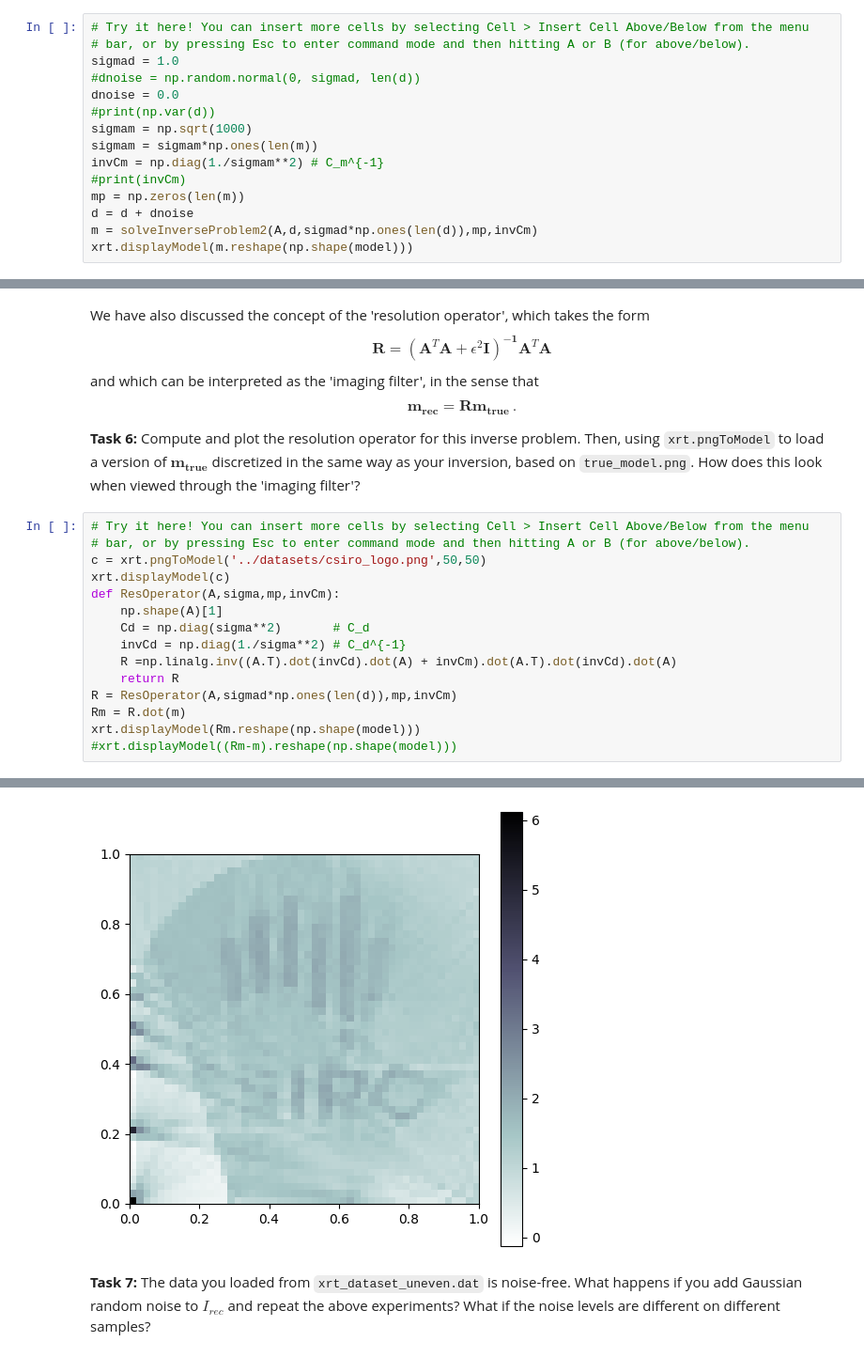
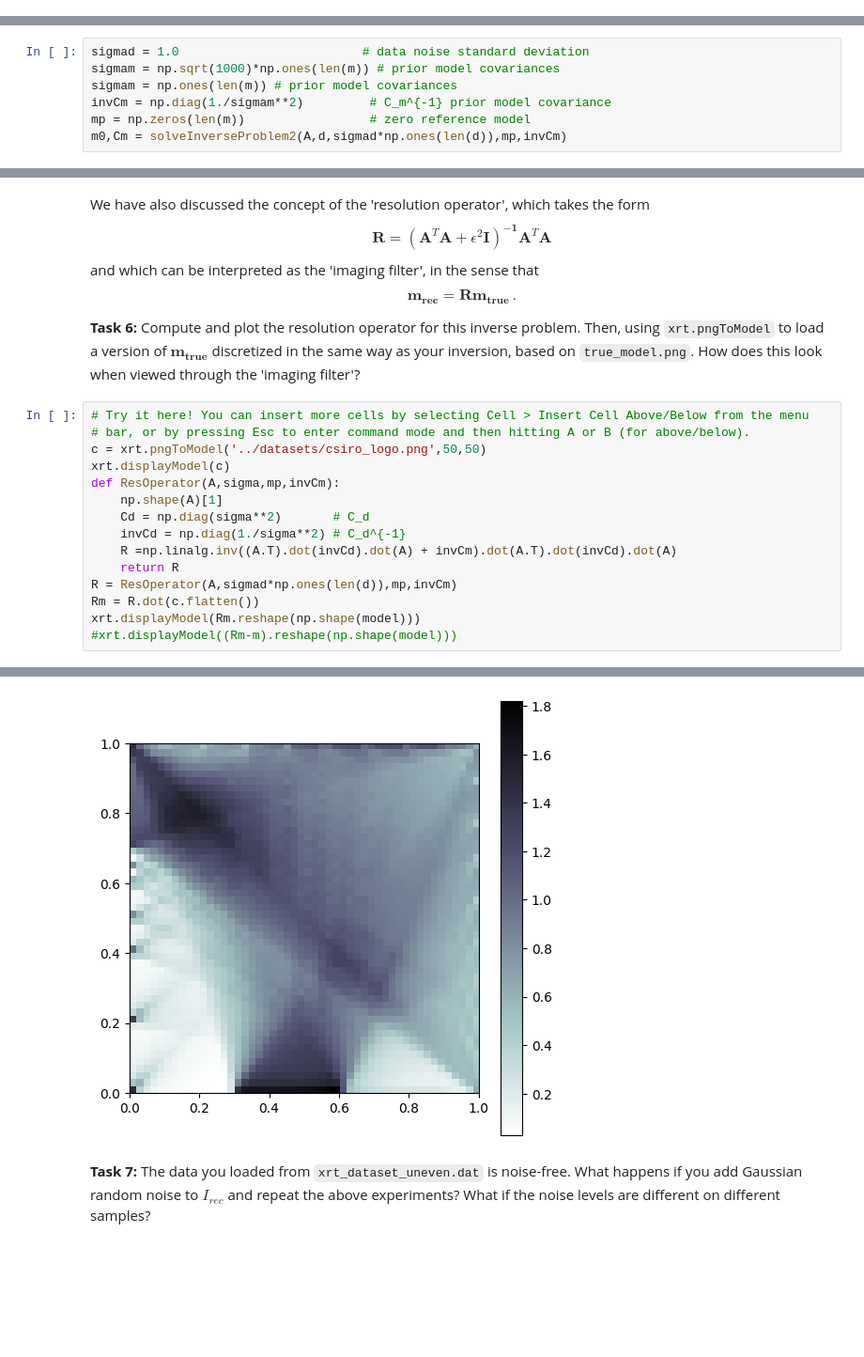
Before and after one commit to msambridge/InversionPracticals, a Jupyter notebook: Solutions/S2.2 - Resolution and uncertainty-solution.ipynb, the cells around one changed output, grey strips where cells are left out. Shown at 94% size. Drawn from its saved outputs; the diff is of its cells as text; blank space fills up the shorter version.

```diff
--- a/Solutions/S2.2 - Resolution and uncertainty-solution.ipynb
+++ b/Solutions/S2.2 - Resolution and uncertainty-solution.ipynb
@@ -102,18 +120,3 @@ def solveInverseProblem2(A,d,sigma,mp,invCm):
 The posterior covariance matrix gives information about the uncertainties associated with the recovered model. In particular, the diagonal elements of the posterior covariance matrix can be interpreted as the variance on the value in each grid cell.
 
 **Task 5:** Plot the posterior covariance matrix, and the uncertainties in individual parameters. How do these relate to the ray coverage?
-# %%
-# Try it here! You can insert more cells by selecting Cell > Insert Cell Above/Below from the menu
-# bar, or by pressing Esc to enter command mode and then hitting A or B (for above/below).
-sigmad = 1.0
-#dnoise = np.random.normal(0, sigmad, len(d))
-dnoise = 0.0
-#print(np.var(d))
-sigmam = np.sqrt(1000)
-sigmam = sigmam*np.ones(len(m))
-invCm = np.diag(1./sigmam**2) # C_m^{-1}
-#print(invCm)
-mp = np.zeros(len(m))
-d = d + dnoise
-m = solveInverseProblem2(A,d,sigmad*np.ones(len(d)),mp,invCm)
-xrt.displayModel(m.reshape(np.shape(model)))
@@ -121,0 +123,7 @@ xrt.displayModel(m.reshape(np.shape(model)))
+# %%
+sigmad = 1.0                         # data noise standard deviation
+sigmam = np.sqrt(1000)*np.ones(len(m)) # prior model covariances
+sigmam = np.ones(len(m)) # prior model covariances
+invCm = np.diag(1./sigmam**2)         # C_m^{-1} prior model covariance
+mp = np.zeros(len(m))                 # zero reference model
+m0,Cm = solveInverseProblem2(A,d,sigmad*np.ones(len(d)),mp,invCm)
@@ -126,21 +140,21 @@ We have also discussed the concept of the 'resolution operator', which takes the
 # %%
 # Try it here! You can insert more cells by selecting Cell > Insert Cell Above/Below from the menu
 # bar, or by pressing Esc to enter command mode and then hitting A or B (for above/below).
 c = xrt.pngToModel('../datasets/csiro_logo.png',50,50)
 xrt.displayModel(c)
 def ResOperator(A,sigma,mp,invCm):
     np.shape(A)[1]
     Cd = np.diag(sigma**2)       # C_d
     invCd = np.diag(1./sigma**2) # C_d^{-1}
     R =np.linalg.inv((A.T).dot(invCd).dot(A) + invCm).dot(A.T).dot(invCd).dot(A)
     return R
 R = ResOperator(A,sigmad*np.ones(len(d)),mp,invCm)
-Rm = R.dot(m)
+Rm = R.dot(c.flatten())
 xrt.displayModel(Rm.reshape(np.shape(model)))
 #xrt.displayModel((Rm-m).reshape(np.shape(model)))
 # %% [output]
 [figure]
-[figure, old version]
+[figure, new version]
 # %% [markdown]
 **Task 7:** The data you loaded from `xrt_dataset_uneven.dat` is noise-free. What happens if you add Gaussian random noise to $I_{rec}$ and repeat the above experiments? What if the noise levels are different on different samples?
 # %%
```
Also changed, not shown: parts of 8 cells of this notebook, 3 other files.
